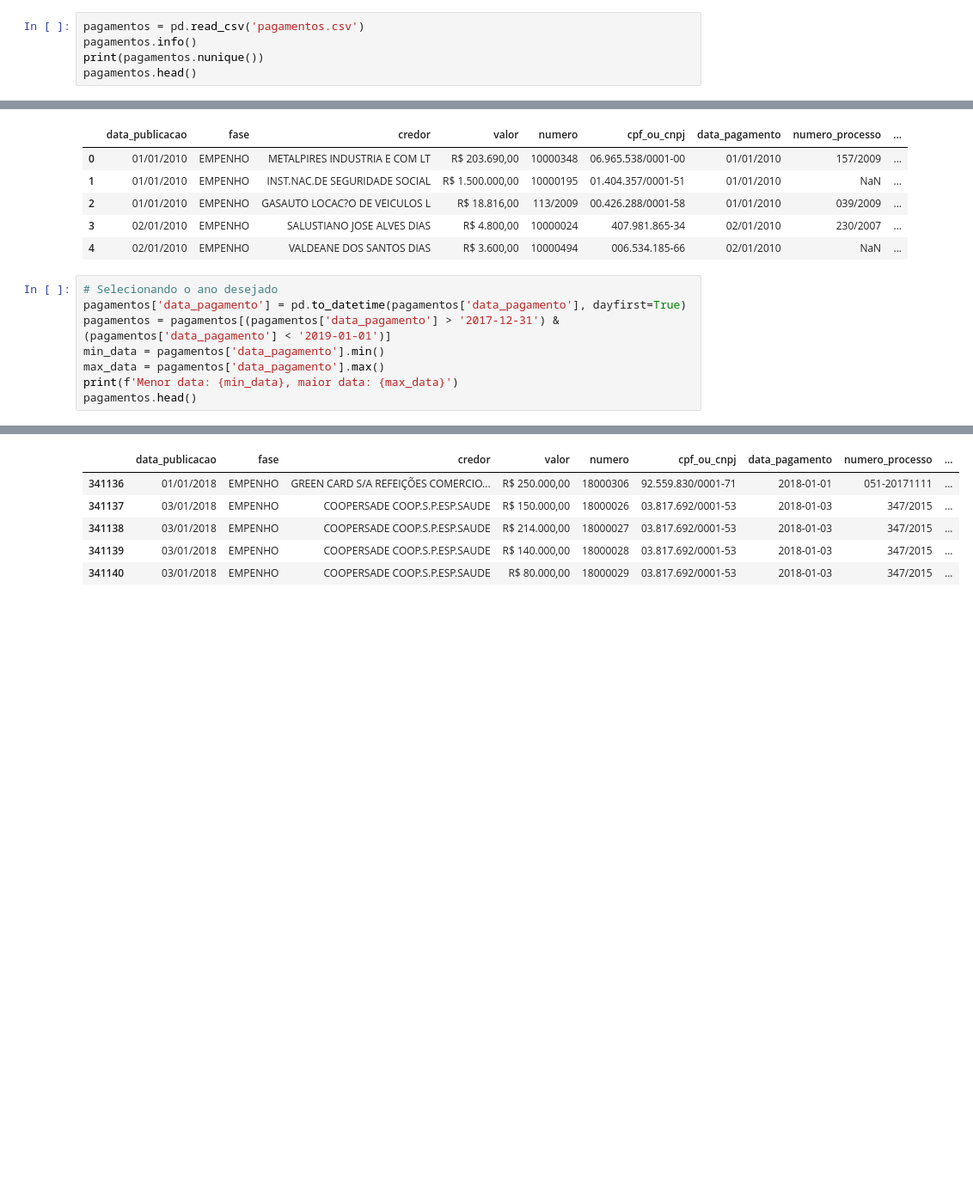
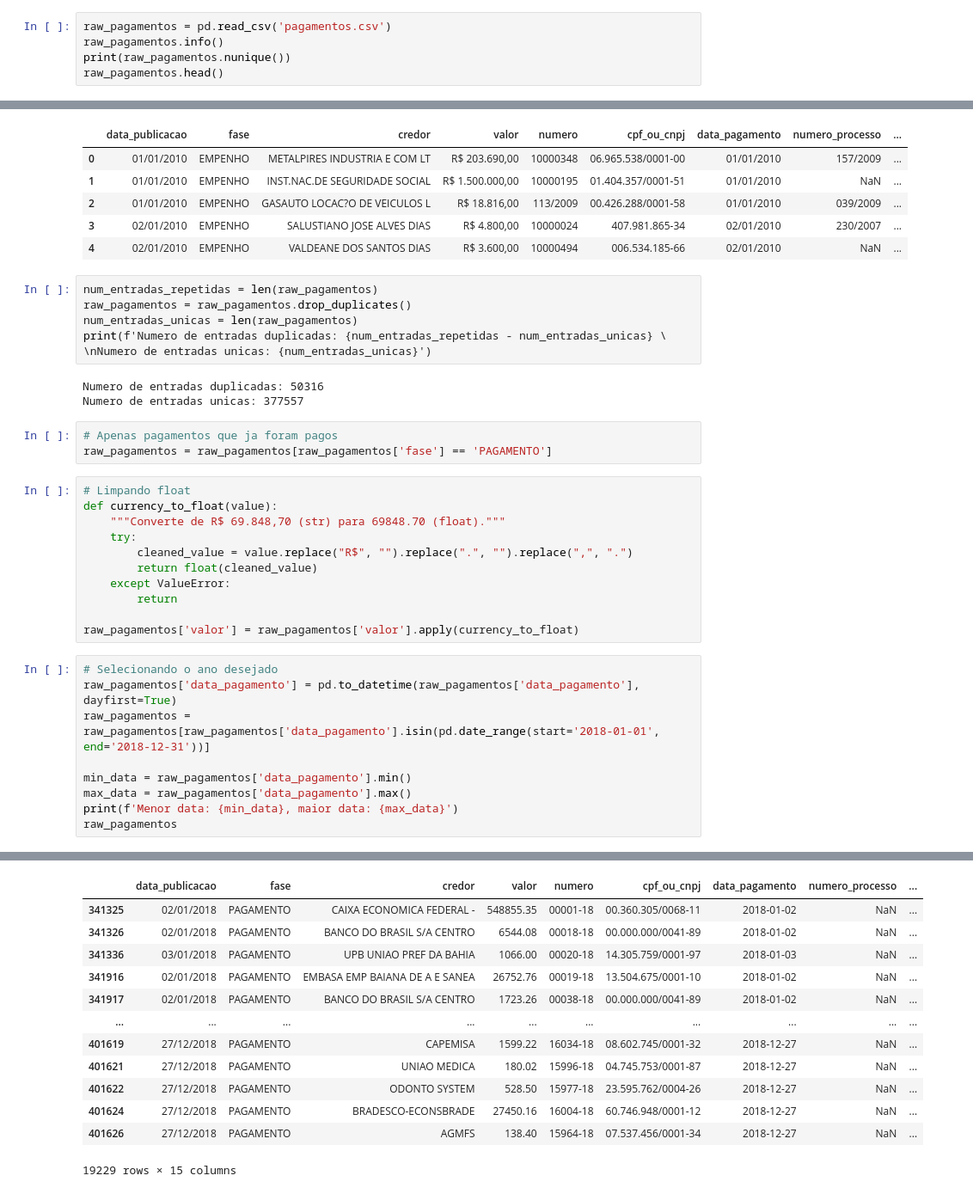
Before and after one commit to DadosAbertosDeFeira/analises, a Jupyter notebook: analysis/visualizacao_pagamentos.ipynb, the cells around one changed output, grey strips where cells are left out. Shown at 86% size. Cells and saved outputs as stored; diff of their text form; blank space fills up the shorter version.

Commit message:
Adiciona limpeza e analise inicial dos pagamentos

```diff
--- a/analysis/visualizacao_pagamentos.ipynb
+++ b/analysis/visualizacao_pagamentos.ipynb
@@ -6,10 +4,10 @@ from sklearn.cluster import KMeans
 # %% [markdown]
 # Carregando e limpando os dados
 # %%
-pagamentos = pd.read_csv('pagamentos.csv')
-pagamentos.info()
-print(pagamentos.nunique())
-pagamentos.head()
+raw_pagamentos = pd.read_csv('pagamentos.csv')
+raw_pagamentos.info()
+print(raw_pagamentos.nunique())
+raw_pagamentos.head()
 # %% [output]
 <class 'pandas.core.frame.DataFrame'>
 RangeIndex: 427873 entries, 0 to 427872
@@ -34,12 +32,36 @@ dtype: int64
 | 2 | 01/01/2010 | EMPENHO | GASAUTO LOCAC?O DE VEICULOS L | R$ 18.816,00 | 113/2009 | 00.426.288/0001-58 | 01/01/2010 | 039/2009 | ... |
 | 3 | 02/01/2010 | EMPENHO | SALUSTIANO JOSE ALVES DIAS | R$ 4.800,00 | 10000024 | 407.981.865-34 | 02/01/2010 | 230/2007 | ... |
 | 4 | 02/01/2010 | EMPENHO | VALDEANE DOS SANTOS DIAS | R$ 3.600,00 | 10000494 | 006.534.185-66 | 02/01/2010 | NaN | ... |
+# %%
+num_entradas_repetidas = len(raw_pagamentos)
+raw_pagamentos = raw_pagamentos.drop_duplicates()
+num_entradas_unicas = len(raw_pagamentos)
+print(f'Numero de entradas duplicadas: {num_entradas_repetidas - num_entradas_unicas} \
+\nNumero de entradas unicas: {num_entradas_unicas}')
+# %% [output]
+Numero de entradas duplicadas: 50316
+Numero de entradas unicas: 377557
+# %%
+# Apenas pagamentos que ja foram pagos
+raw_pagamentos = raw_pagamentos[raw_pagamentos['fase'] == 'PAGAMENTO']
+# %%
+# Limpando float
+def currency_to_float(value):
+    """Converte de R$ 69.848,70 (str) para 69848.70 (float)."""
+    try:
+        cleaned_value = value.replace("R$", "").replace(".", "").replace(",", ".")
+        return float(cleaned_value)
+    except ValueError:
+        return
+
+raw_pagamentos['valor'] = raw_pagamentos['valor'].apply(currency_to_float)
 # %%
 # Selecionando o ano desejado
-pagamentos['data_pagamento'] = pd.to_datetime(pagamentos['data_pagamento'], dayfirst=True)
-pagamentos = pagamentos[(pagamentos['data_pagamento'] > '2017-12-31') & (pagamentos['data_pagamento'] < '2019-01-01')]
-min_data = pagamentos['data_pagamento'].min()
-max_data = pagamentos['data_pagamento'].max()
+raw_pagamentos['data_pagamento'] = pd.to_datetime(raw_pagamentos['data_pagamento'], dayfirst=True)
+raw_pagamentos = raw_pagamentos[raw_pagamentos['data_pagamento'].isin(pd.date_range(start='2018-01-01', end='2018-12-31'))]
+
+min_data = raw_pagamentos['data_pagamento'].min()
+max_data = raw_pagamentos['data_pagamento'].max()
 print(f'Menor data: {min_data}, maior data: {max_data}')
-pagamentos.head()
+raw_pagamentos
 # %% [output]
@@ -47,7 +69,14 @@ Menor data: 2018-01-01 00:00:00, maior data: 2018-12-27 00:00:00
 |  | data_publicacao | fase | credor | valor | numero | cpf_ou_cnpj | data_pagamento | numero_processo | ... |
-| 341136 | 01/01/2018 | EMPENHO | GREEN CARD S/A REFEIÇÕES COMERCIO... | R$ 250.000,00 | 18000306 | 92.559.830/0001-71 | 2018-01-01 | 051-20171111 | ... |
-| 341137 | 03/01/2018 | EMPENHO | COOPERSADE COOP.S.P.ESP.SAUDE | R$ 150.000,00 | 18000026 | 03.817.692/0001-53 | 2018-01-03 | 347/2015 | ... |
-| 341138 | 03/01/2018 | EMPENHO | COOPERSADE COOP.S.P.ESP.SAUDE | R$ 214.000,00 | 18000027 | 03.817.692/0001-53 | 2018-01-03 | 347/2015 | ... |
-| 341139 | 03/01/2018 | EMPENHO | COOPERSADE COOP.S.P.ESP.SAUDE | R$ 140.000,00 | 18000028 | 03.817.692/0001-53 | 2018-01-03 | 347/2015 | ... |
-| 341140 | 03/01/2018 | EMPENHO | COOPERSADE COOP.S.P.ESP.SAUDE | R$ 80.000,00 | 18000029 | 03.817.692/0001-53 | 2018-01-03 | 347/2015 | ... |
+| 341325 | 02/01/2018 | PAGAMENTO | CAIXA ECONOMICA FEDERAL - | 548855.35 | 00001-18 | 00.360.305/0068-11 | 2018-01-02 | NaN | ... |
+| 341326 | 02/01/2018 | PAGAMENTO | BANCO DO BRASIL S/A CENTRO | 6544.08 | 00018-18 | 00.000.000/0041-89 | 2018-01-02 | NaN | ... |
+| 341336 | 03/01/2018 | PAGAMENTO | UPB UNIAO PREF DA BAHIA | 1066.00 | 00020-18 | 14.305.759/0001-97 | 2018-01-03 | NaN | ... |
+| 341916 | 02/01/2018 | PAGAMENTO | EMBASA EMP BAIANA DE A E SANEA | 26752.76 | 00019-18 | 13.504.675/0001-10 | 2018-01-02 | NaN | ... |
+| 341917 | 02/01/2018 | PAGAMENTO | BANCO DO BRASIL S/A CENTRO | 1723.26 | 00038-18 | 00.000.000/0041-89 | 2018-01-02 | NaN | ... |
+| ... | ... | ... | ... | ... | ... | ... | ... | ... | ... |
+| 401619 | 27/12/2018 | PAGAMENTO | CAPEMISA | 1599.22 | 16034-18 | 08.602.745/0001-32 | 2018-12-27 | NaN | ... |
+| 401621 | 27/12/2018 | PAGAMENTO | UNIAO MEDICA | 180.02 | 15996-18 | 04.745.753/0001-87 | 2018-12-27 | NaN | ... |
+| 401622 | 27/12/2018 | PAGAMENTO | ODONTO SYSTEM | 528.50 | 15977-18 | 23.595.762/0004-26 | 2018-12-27 | NaN | ... |
+| 401624 | 27/12/2018 | PAGAMENTO | BRADESCO-ECONSBRADE | 27450.16 | 16004-18 | 60.746.948/0001-12 | 2018-12-27 | NaN | ... |
+| 401626 | 27/12/2018 | PAGAMENTO | AGMFS | 138.40 | 15964-18 | 07.537.456/0001-34 | 2018-12-27 | NaN | ... |
+19229 rows × 15 columns
 # %%
```
Also changed, not shown: parts of 22 cells of this notebook.
